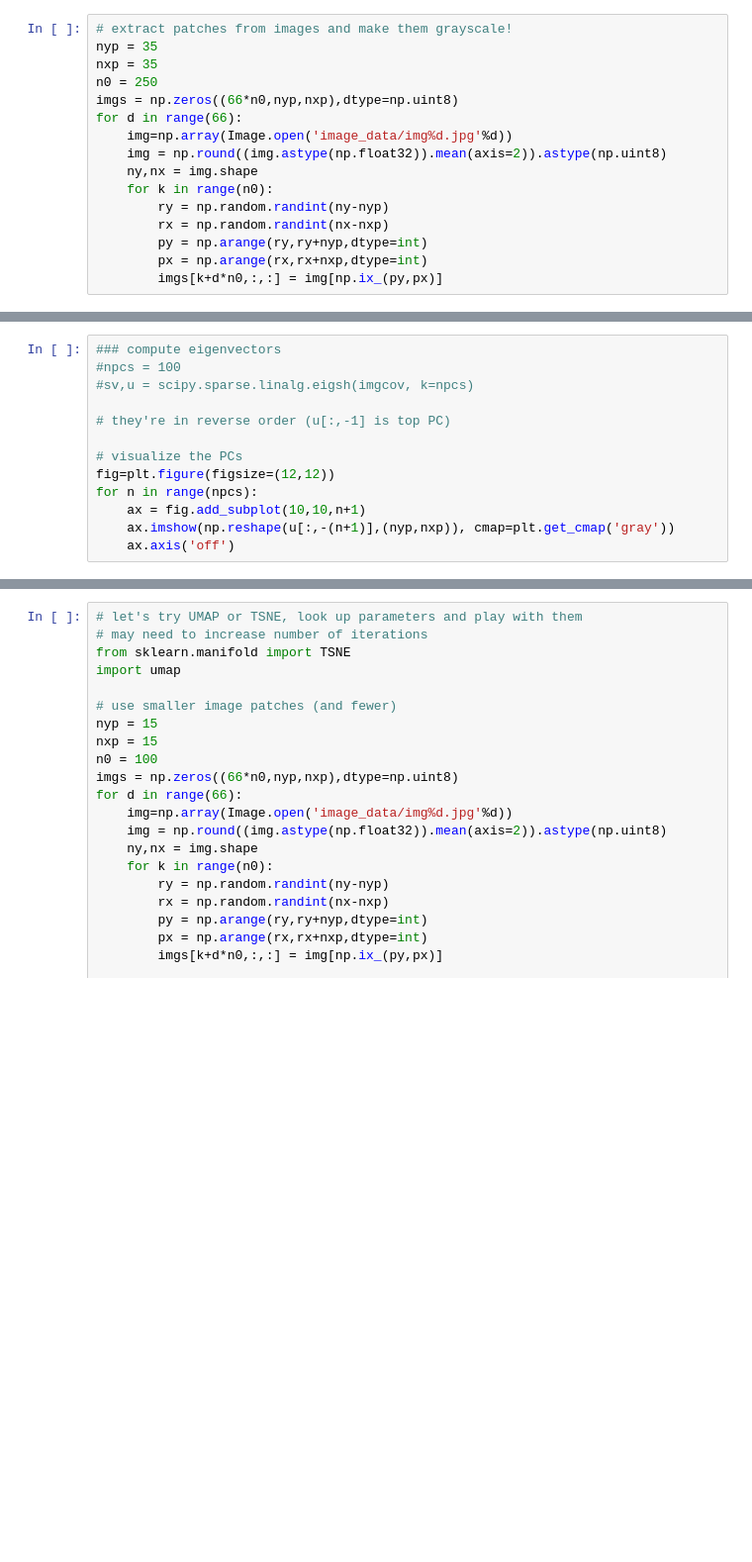
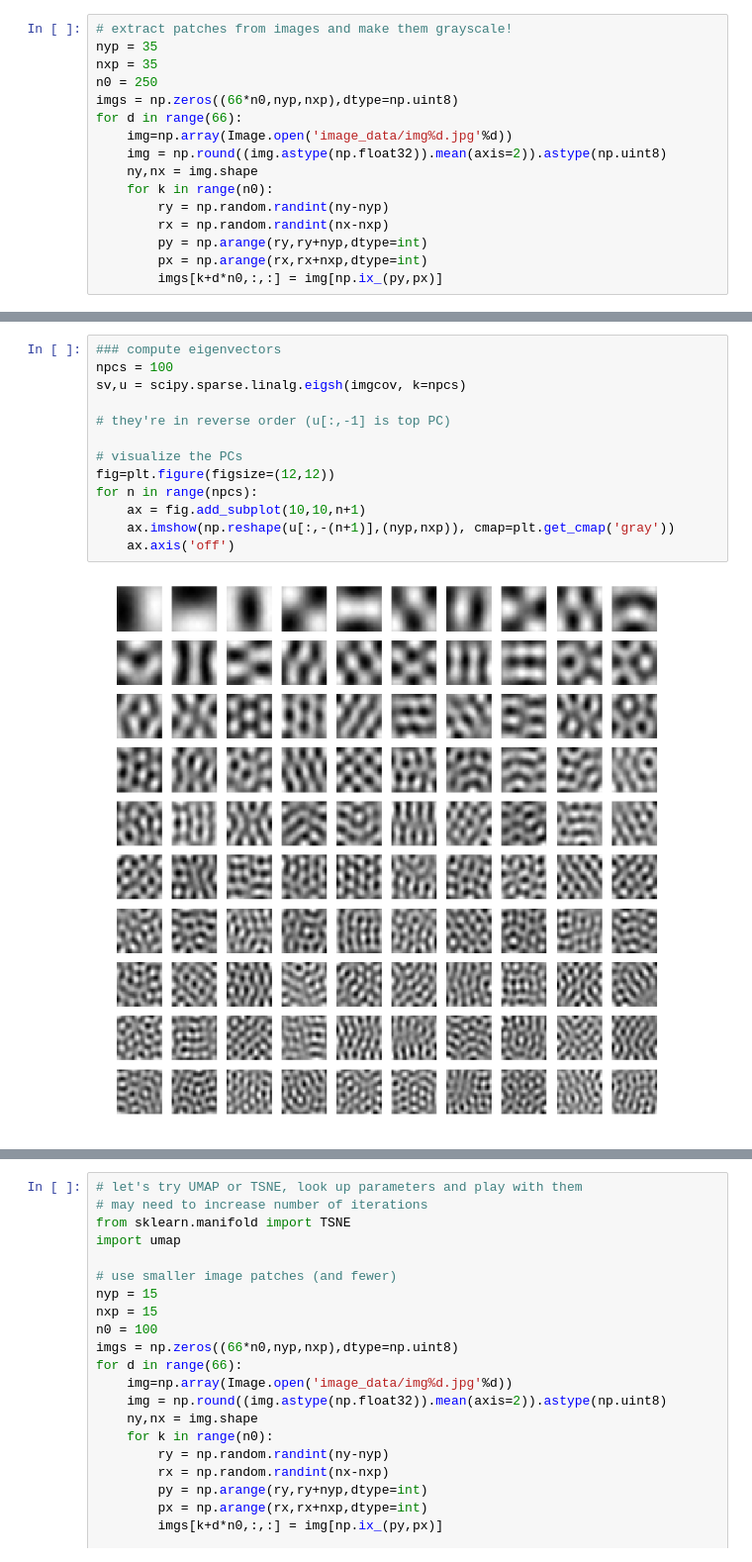
Before and after one commit to JaneliaMLCourse/JaneliaMLCourse, a Jupyter notebook: lecture_5/lecture5_tutorial.ipynb, the cells around one changed output, grey strips where cells are left out. Shown at 99% size. Cells and saved outputs as stored; diff of their text form; blank space fills up the shorter version.

```diff
--- a/lecture_5/lecture5_tutorial.ipynb
+++ b/lecture_5/lecture5_tutorial.ipynb
@@ -69,15 +84,17 @@ plt.show()
 # %%
 ### compute eigenvectors
-#npcs = 100
-#sv,u = scipy.sparse.linalg.eigsh(imgcov, k=npcs)
+npcs = 100
+sv,u = scipy.sparse.linalg.eigsh(imgcov, k=npcs)
 
 # they're in reverse order (u[:,-1] is top PC)
 
 # visualize the PCs
 fig=plt.figure(figsize=(12,12))
 for n in range(npcs):
     ax = fig.add_subplot(10,10,n+1)
     ax.imshow(np.reshape(u[:,-(n+1)],(nyp,nxp)), cmap=plt.get_cmap('gray'))
     ax.axis('off')
+# %% [output]
+[figure, added]
 # %%
 ### find the independent components! (ICA)
```
Also changed, not shown: parts of 12 cells of this notebook, 3 other files.
